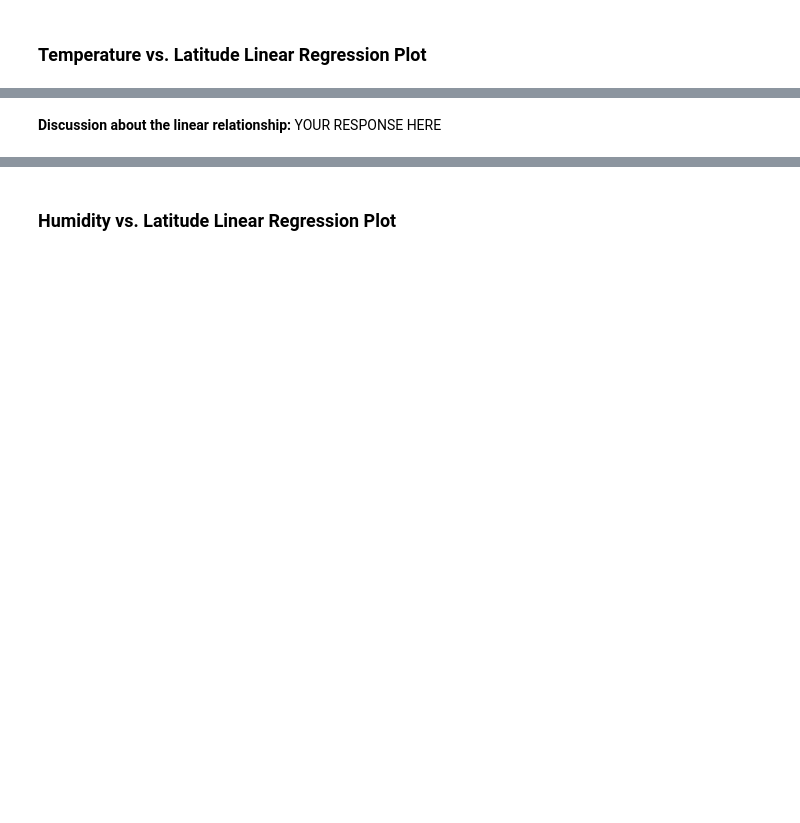
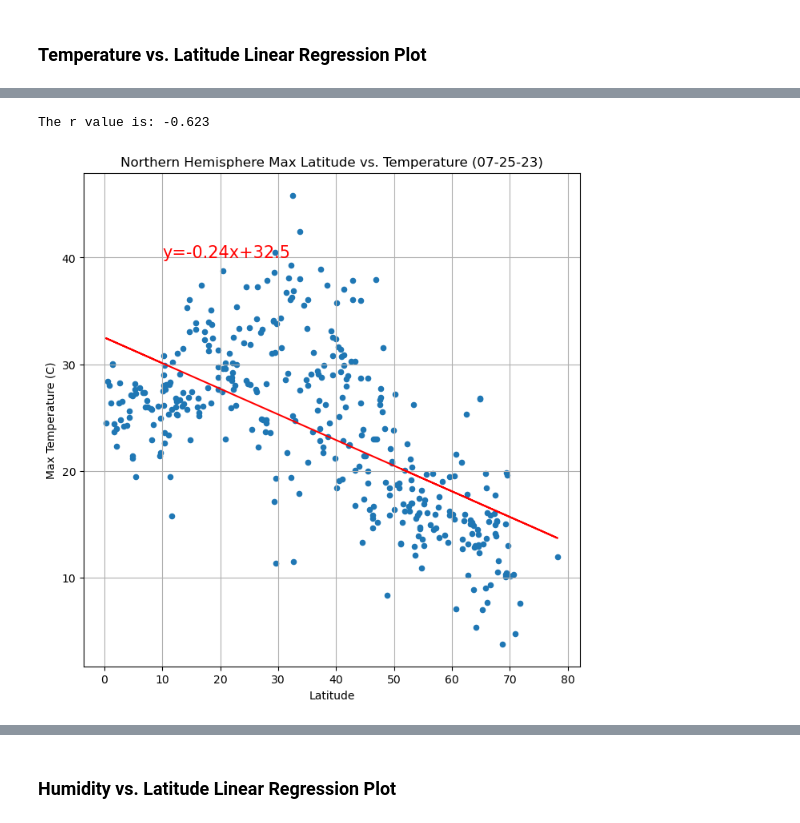
Before and after one commit to Chemistasaurus/python-api-challenge, a Jupyter notebook: WeatherPy/WeatherPy.ipynb, the cells around one changed output, grey strips where cells are left out. Cells and saved outputs as stored; diff of their text form; code cells hidden in the pictures; blank space fills up the shorter version.

Commit message:
Added all graphs

```diff
--- a/WeatherPy/WeatherPy.ipynb
+++ b/WeatherPy/WeatherPy.ipynb
@@ -278,15 +278,17 @@ The r-squared value is: 0.007
 ## Requirement 2: Compute Linear Regression for Each Relationship
 # %%
 # Define a function to create Linear Regression plots
-linear_regression=((slope,intercept,rvalue,pvalue,stderr)=linregress(city_data_df["Lat"],y)
-regress_values=city_data_df["Lat"]*slope+intercept
-line_eq="y="+str(round(slope,2))+"x+"+str(round(intercept,2))
-plt.plot(city_data_df["Lat"],regress_values1,"r-")
-plt.annotate(line_eq1,(-40,40),fontsize=15,color="black")
-print(f"The r-squared value is: {round(rvalue**2,3)}"))
+def plot_linear_regression ( x_values, y_values, text_coordinates):
+      (slope,intercept,rvalue,pvalue,stderr)=linregress(x_values,y_values)
+      regress_values=x_values*slope+intercept
+      line_eq="y="+str(round(slope,2))+"x+"+str(round(intercept,2))
+
+      plt.plot(x_values,regress_values,"r-")
+      plt.annotate(line_eq,text_coordinates,fontsize=15,color="red")
+      print(f"The r value is: {round(rvalue,3)}")
 # %%
 # Create a DataFrame with the Northern Hemisphere data (Latitude >= 0)
-# YOUR CODE HERE
+northern_hemi_df=city_data_df.loc[city_data_df["Lat"]>=0,:]
 
 # Display sample data
 northern_hemi_df.head()
@@ -323,2 +319,7 @@ The r-value is: 0.4121057168607245
-# %% [markdown]
-**Discussion about the linear relationship:** YOUR RESPONSE HERE
+# %%
+# Linear regression on Northern Hemisphere
+northern_hemi_df.plot(kind='scatter',x='Lat',y="Max Temp",grid=True,figsize=(8,8),title="Northern Hemisphere Max Latitude vs. Temperature (07-25-23)",xlabel="Latitude",ylabel="Max Temperature (C)")
+plot_linear_regression(northern_hemi_df["Lat"],northern_hemi_df["Max Temp"],(10,40))
+# %% [output]
+The r value is: -0.623
+[figure, added]
```
Also changed, not shown: parts of 31 cells of this notebook.
